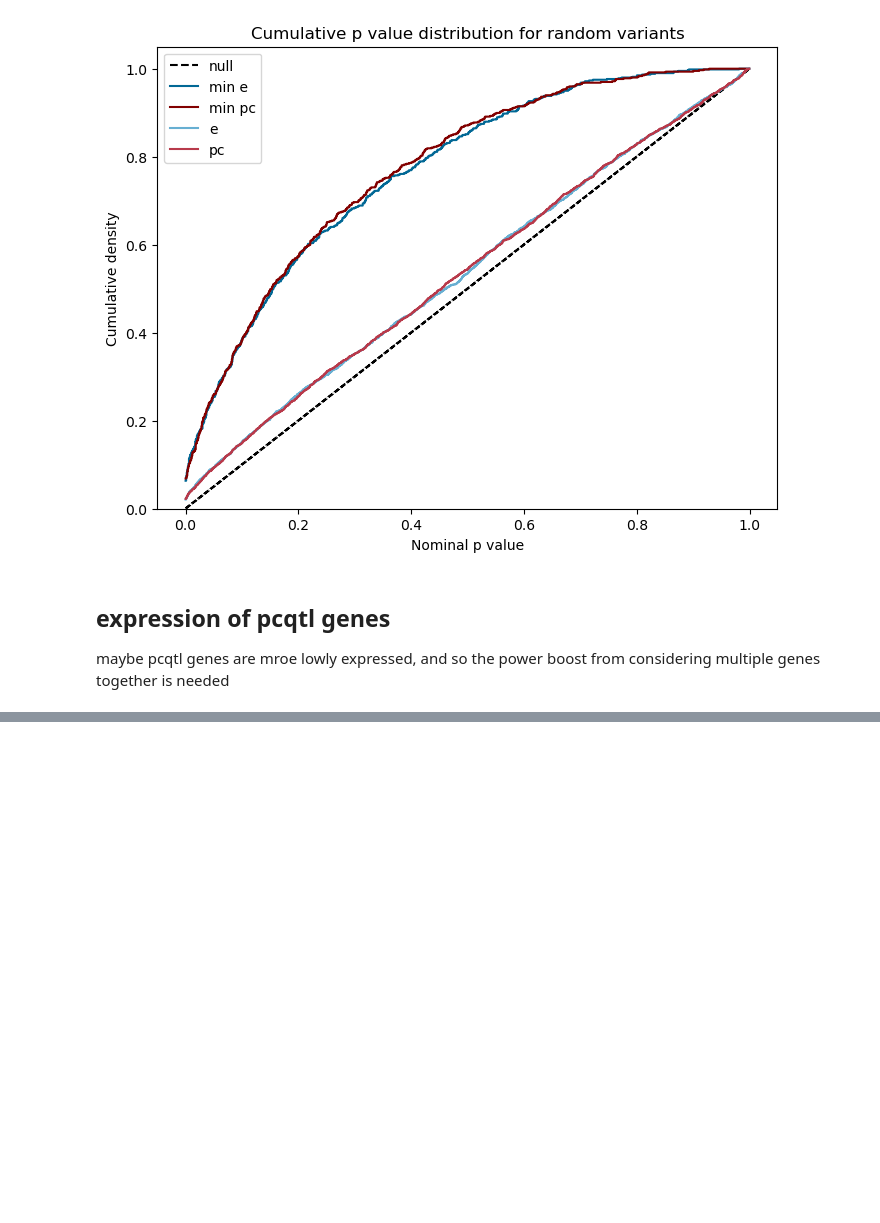
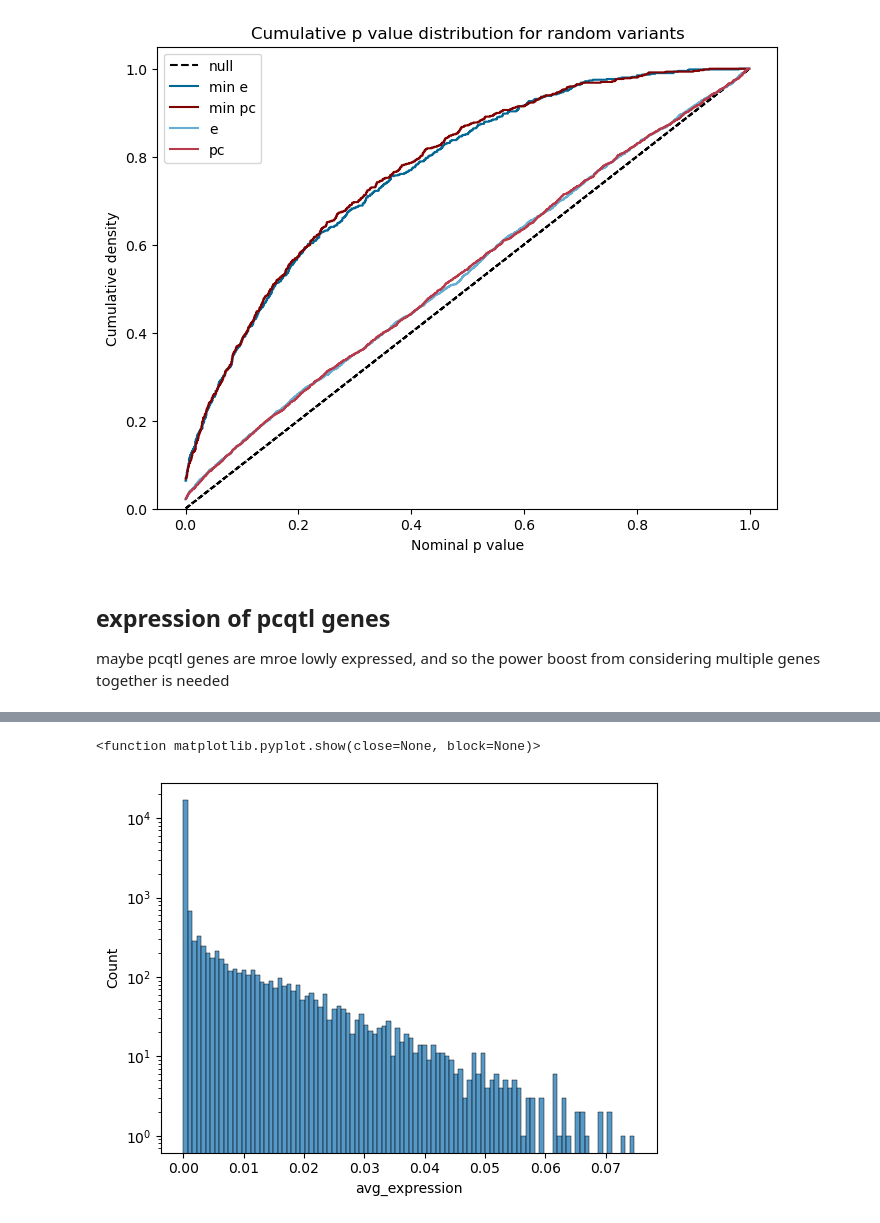
Before and after one commit to kal26/pcqtls, a Jupyter notebook: workflow/notebooks/pc_power.ipynb, the cells around one changed output, grey strips where cells are left out. Cells and saved outputs as stored; diff of their text form; code cells hidden in the pictures; blank space fills up the shorter version.

Commit message:
pcqtls in lower expressed genes?

```diff
--- a/workflow/notebooks/pc_power.ipynb
+++ b/workflow/notebooks/pc_power.ipynb
@@ -200,3 +202,23 @@ plt.show()
 ## expression of pcqtl genes
 
 maybe pcqtl genes are mroe lowly expressed, and so the power boost from considering multiple genes together is needed
+# %%
+# load in expression data
+# filtered_expression_output_dir is normalized, I need the pre-normed expression
+
+expression_dir = config['expression_dir']
+# load in gene expression data
+expression_df = pd.read_csv(f'{prefix}/{expression_dir}/{tissue_id}.v8.normalized_expression.bed', sep='\t')
+# add a cluster id and pc number column
+expression_df['cluster_id'] = expression_df['gene_id'].str.split('_e_').str[0]
+expression_df['egene_id'] = expression_df['gene_id'].str.split('_e_').str[1]
+
+sample_ids = expression_df.columns[4:-2]
+
+# average expression (is this normalized?)
+expression_df['avg_expression'] = expression_df[sample_ids].mean(axis=1)
+expression_df['median_expression'] = expression_df[sample_ids].median(axis=1)
+
+expression_df.set_index('gene_id', inplace=True)
+
+expression_df.head()
@@ -202,0 +234,8 @@ maybe pcqtl genes are mroe lowly expressed, and so the power boost from consider
+# %%
+# distribution of averages
+ax = sns.histplot(expression_df, x='avg_expression', bins=100)
+ax.set_yscale('log')
+plt.show
+# %% [output]
+<function matplotlib.pyplot.show(close=None, block=None)>
+[figure, added]
```
Also changed, not shown: parts of 12 cells of this notebook.
